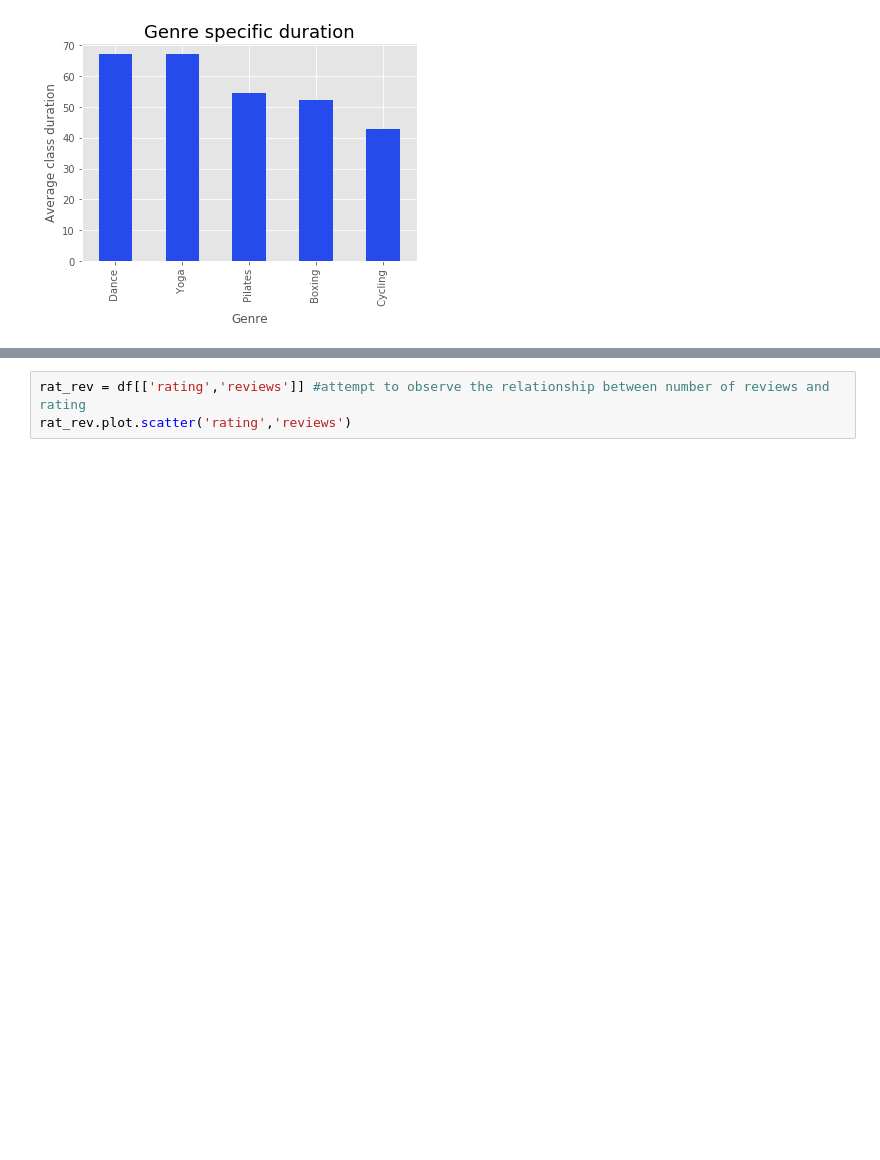
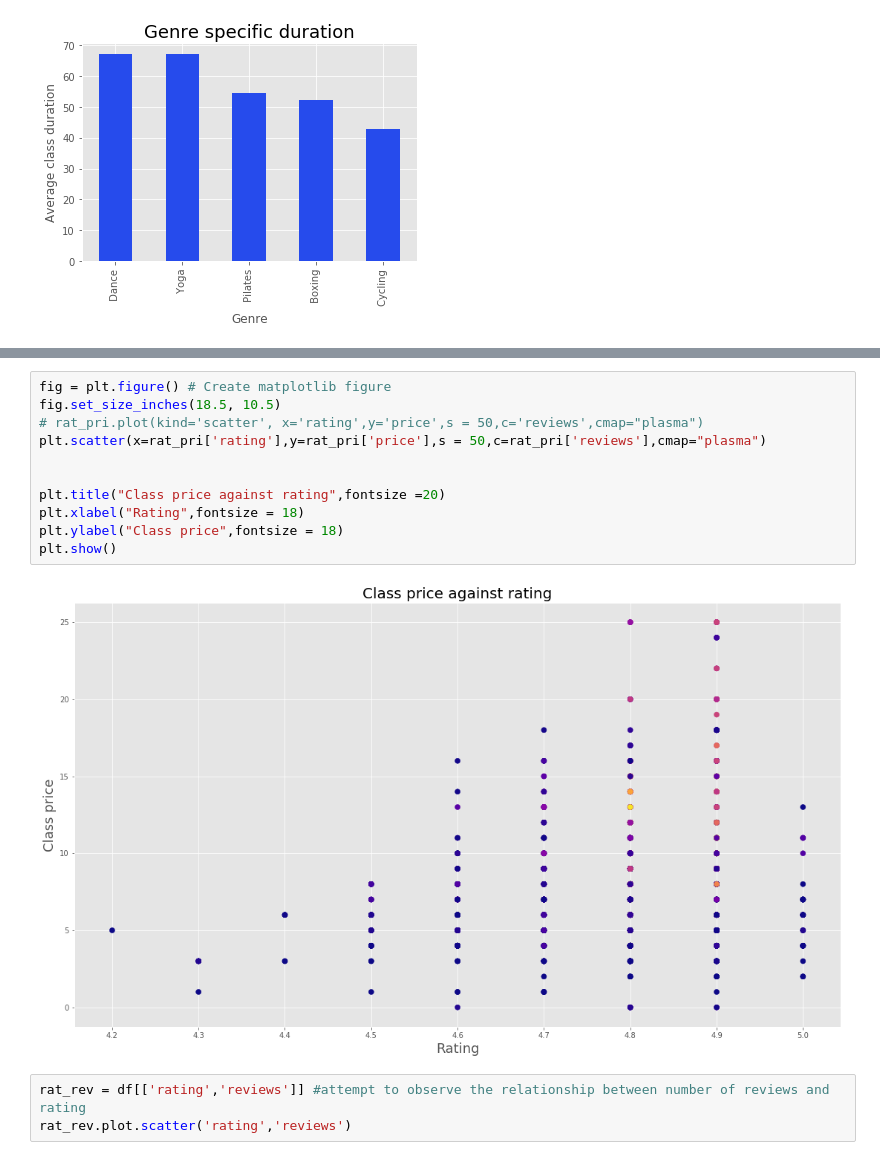
Before and after one commit to Alster96/Scraping_ClassPass, a Jupyter notebook: gsa_project1.py.ipynb, the cells around one changed output, grey strips where cells are left out. Drawn from its saved outputs; the diff is of its cells as text; blank space fills up the shorter version.

```diff
--- a/gsa_project1.py.ipynb
+++ b/gsa_project1.py.ipynb
@@ -502,3 +506,16 @@ rat_pri.plot.scatter('rating','price')
+# %%
+fig = plt.figure() # Create matplotlib figure
+fig.set_size_inches(18.5, 10.5)
+# rat_pri.plot(kind='scatter', x='rating',y='price',s = 50,c='reviews',cmap="plasma")
+plt.scatter(x=rat_pri['rating'],y=rat_pri['price'],s = 50,c=rat_pri['reviews'],cmap="plasma")
+
+
+plt.title("Class price against rating",fontsize =20)
+plt.xlabel("Rating",fontsize = 18)
+plt.ylabel("Class price",fontsize = 18)
+plt.show()
+# %% [output]
+[figure, added]
 # %%
 rat_rev = df[['rating','reviews']] #attempt to observe the relationship between number of reviews and rating
 rat_rev.plot.scatter('rating','reviews')
```
Also changed, not shown: parts of 3 cells of this notebook, 1 other file.
